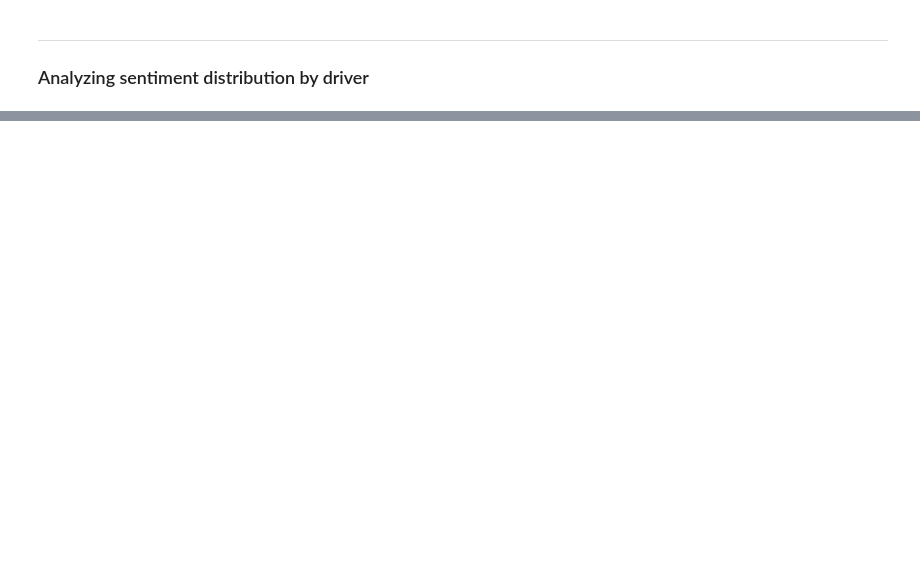
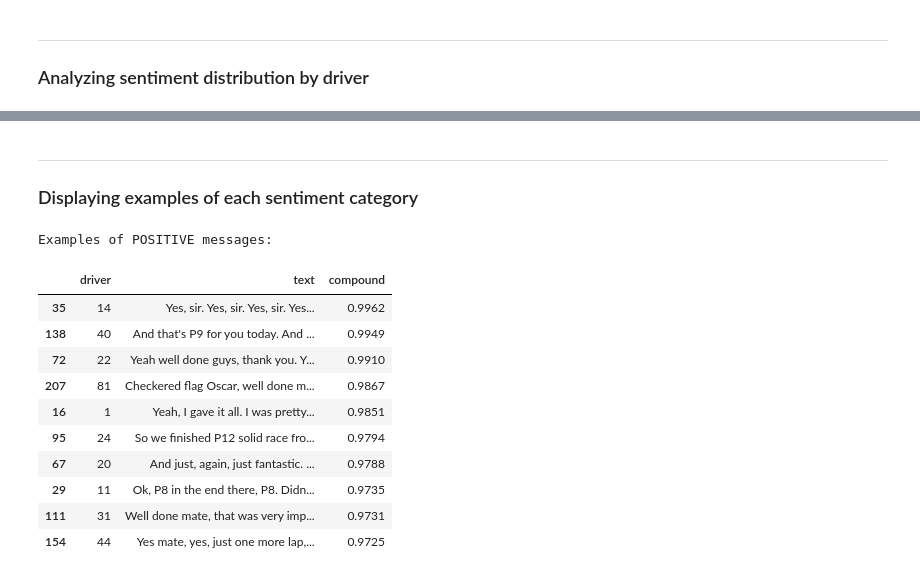
Before and after one commit to VforVitorio/F1_Strat_Manager, a Jupyter notebook: scripts/NLP_radio_processing/N02_sentiment_analysis.ipynb, the cells around one changed output, grey strips where cells are left out. Saved outputs shown, nothing was run; the diff lists cells and outputs as text; code cells hidden in the pictures; blank space fills up the shorter version.

```diff
--- a/scripts/NLP_radio_processing/N02_sentiment_analysis.ipynb
+++ b/scripts/NLP_radio_processing/N02_sentiment_analysis.ipynb
@@ -141,0 +160,25 @@ plt.show()
+# %% [markdown]
+---
+### Displaying examples of each sentiment category
+# %%
+# Display examples of each sentiment category
+def display_examples(sentiment_type, n=10):
+    examples = radio_data[radio_data['sentiment'] == sentiment_type].sort_values(
+        by='compound', ascending=(sentiment_type == 'negative'))
+    return examples[['driver', 'text', 'compound']].head(n)
+# %%
+print("Examples of POSITIVE messages:")
+display_examples('positive')
+# %% [output]
+Examples of POSITIVE messages:
+|  | driver | text | compound |
+| 35 | 14 | Yes, sir. Yes, sir. Yes, sir. Yes... | 0.9962 |
+| 138 | 40 | And that's P9 for you today. And ... | 0.9949 |
+| 72 | 22 | Yeah well done guys, thank you. Y... | 0.9910 |
+| 207 | 81 | Checkered flag Oscar, well done m... | 0.9867 |
+| 16 | 1 | Yeah, I gave it all. I was pretty... | 0.9851 |
+| 95 | 24 | So we finished P12 solid race fro... | 0.9794 |
+| 67 | 20 | And just, again, just fantastic. ... | 0.9788 |
+| 29 | 11 | Ok, P8 in the end there, P8. Didn... | 0.9735 |
+| 111 | 31 | Well done mate, that was very imp... | 0.9731 |
+| 154 | 44 | Yes mate, yes, just one more lap,... | 0.9725 |
```
Also changed, not shown: parts of 7 cells of this notebook.
